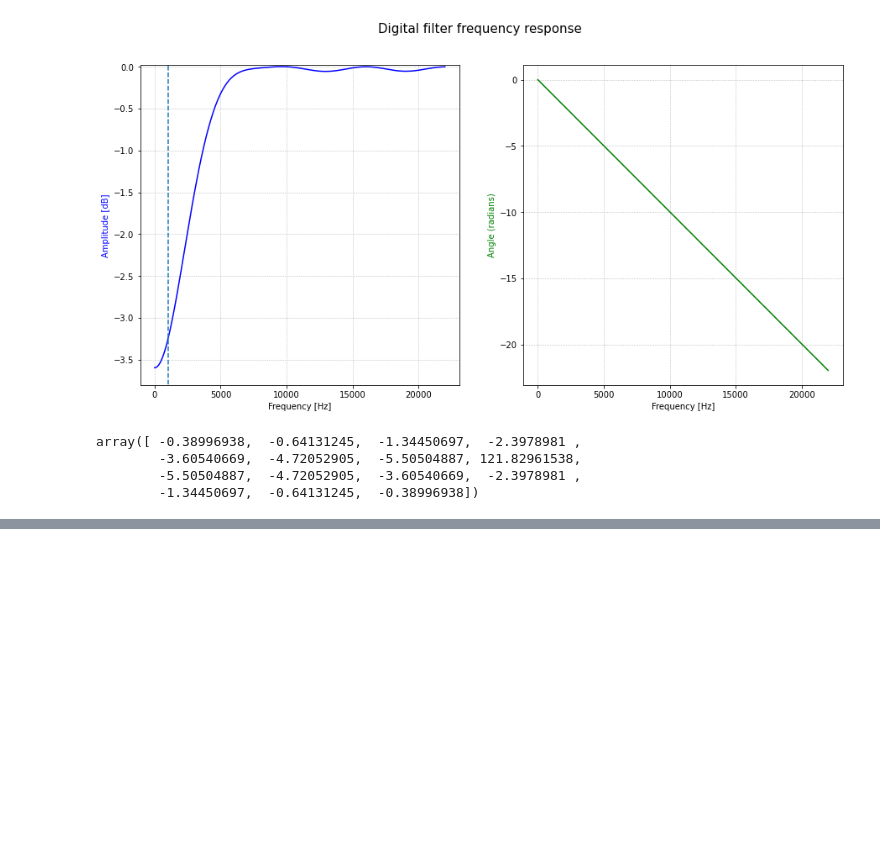
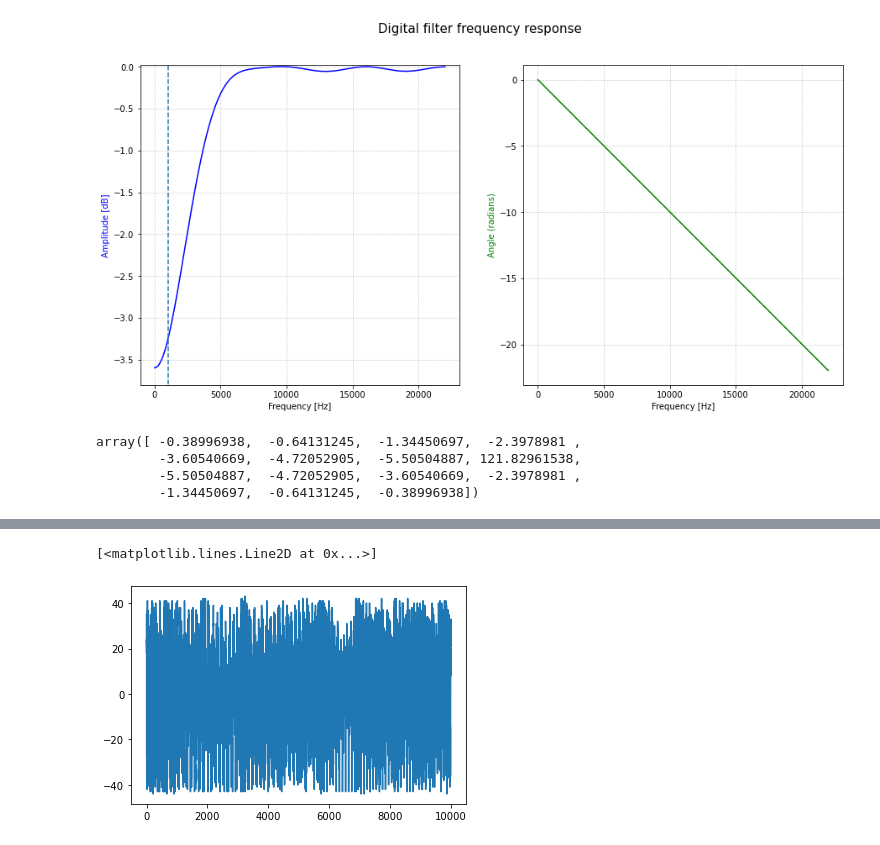
Before and after one commit to aidinattar/PMOD-FIR-filter-VHDL, a Jupyter notebook: Project.ipynb, the cells around one changed output, grey strips where cells are left out. Saved outputs shown, nothing was run; the diff lists cells and outputs as text; code cells hidden in the pictures; blank space fills up the shorter version.

```diff
--- a/Project.ipynb
+++ b/Project.ipynb
@@ -141,0 +175,5 @@ array([ -0.38996938,  -0.64131245,  -1.34450697,  -2.3978981 ,
+# %%
+plt.plot(out_r[0:10000])
+# %% [output]
+[<matplotlib.lines.Line2D at 0x...>]
+[figure, added]
```
Also changed, not shown: parts of 11 cells of this notebook, 5 other files.
